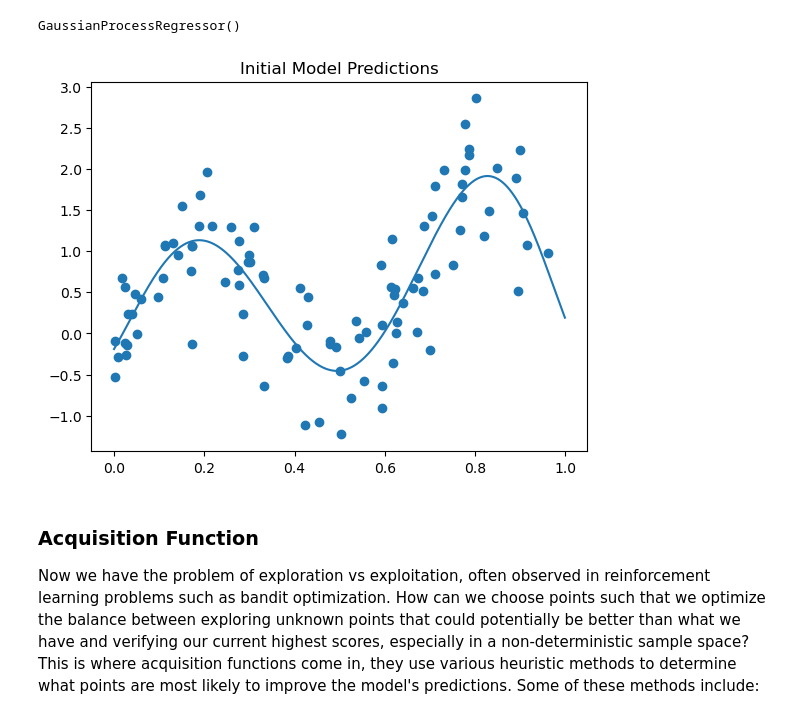
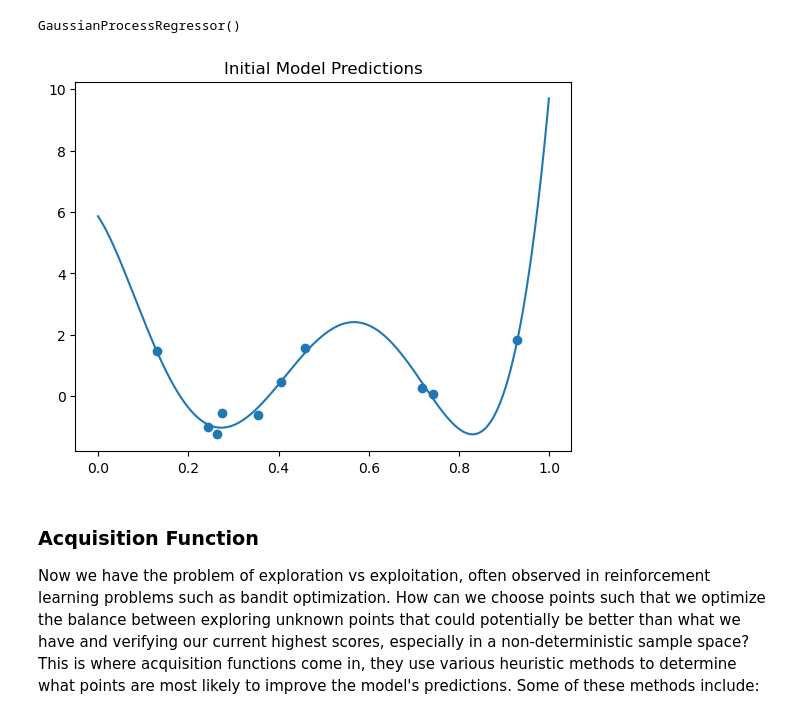
Before and after one commit to asatpathy314/pokemon-mlp, a Jupyter notebook: pokemon.ipynb, the cells around one changed output. Cells and saved outputs as stored; diff of their text form; code cells hidden in the pictures.

```diff
--- a/pokemon.ipynb
+++ b/pokemon.ipynb
@@ -22,31 +34,31 @@ Using this theorem, we can optimize a complicated function by creating an easier
 # Define an expensive objective function that we want to approximate
 def objective(x, noise=0.5):
     random_noise = np.random.normal(scale=noise)
-    return (math.sin(3* math.pi * x) + x) + random_noise
+    return (math.sin(5* math.pi * x) + x) + random_noise
 
 # Generate initial samples with noise
-X = np.random.random(100).reshape(-1, 1)
+X = np.random.random(10).reshape(-1, 1)
 y = np.array([objective(x) for x in X]).reshape(-1, 1)
 
 # Instantiate the model
-model = GaussianProcessRegressor()
-model.fit(X, y)
+gp_model = GaussianProcessRegressor()
+gp_model.fit(X, y)
 # %% [output]
 GaussianProcessRegressor()
 # %%
 # Define a visualization function that plots prediction vs. actual
-def visualize(X, y):
+def visualize(X, y, model):
     plt.scatter(X, y)
     Xsamples = np.arange(0, 1, 0.001).reshape(-1, 1)
     ysamples = model.predict(Xsamples)
     plt.title("Initial Model Predictions")
     plt.plot(Xsamples, ysamples)
     plt.show()
 
 # Visualize the initial data
-visualize(X, y)
+visualize(X, y, gp_model)
 # %% [output]
-[figure, old version]
+[figure, new version]
 # %% [markdown]
 ### Acquisition Function
 Now we have the problem of exploration vs exploitation, often observed in reinforcement learning problems such as bandit optimization. How can we choose points such that we optimize the balance between exploring unknown points that could potentially be better than what we have and verifying our current highest scores, especially in a non-deterministic sample space? This is where acquisition functions come in, they use various heuristic methods to determine what points are most likely to improve the model's predictions. Some of these methods include:
```
Also changed, not shown: parts of 26 cells of this notebook.
